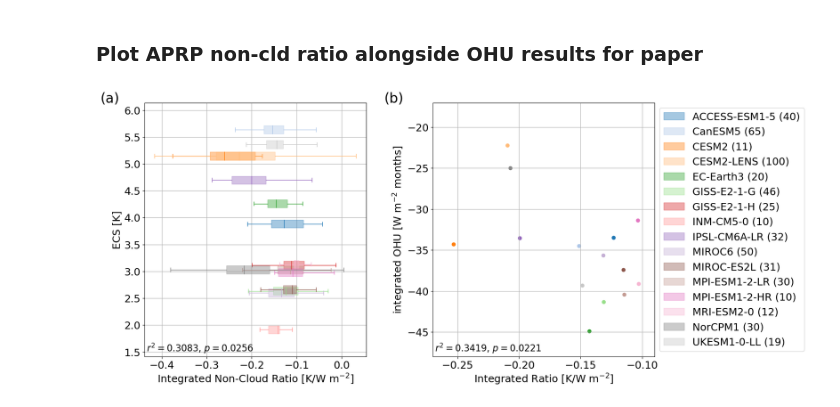
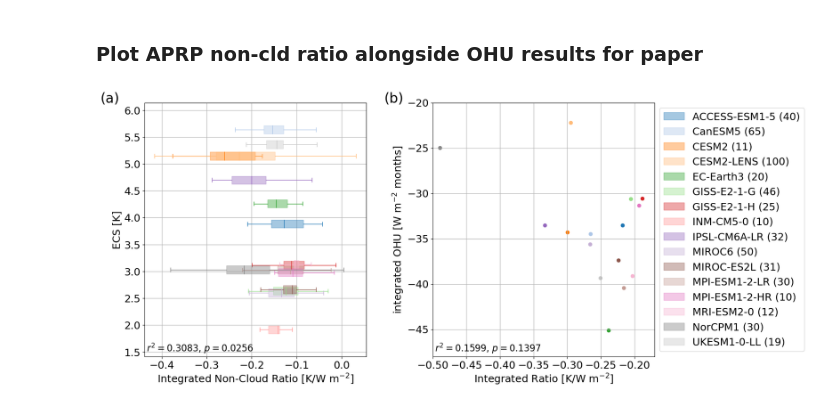
Before and after one commit to andrewpauling/paulingGRL2022, a Jupyter notebook: notebooks/aprp_ohu.ipynb, the cells around one changed output. Drawn from its saved outputs; the diff is of its cells as text; code cells hidden in the pictures.

Commit message:
tidy up APRP notebook

```diff
--- a/notebooks/aprp_ohu.ipynb
+++ b/notebooks/aprp_ohu.ipynb
@@ -327,0 +275,26 @@ p = 0.022053941202943007
+# %%
+ohu_arr = []
+ratio_arr = []
+
+for name in models2:
+    print(name)
+    ratio = int_dict_ohu[name]["temp"]/int_dict_ohu[name]["sw"]
+    odata = anom_dict_ohu[name].sum("time")
+
+    if name[:4] == "GISS":
+        odata = odata.sel(ensmem=ratio.ensmem)
+
+    ratio = ratio.mean("ensmem").data
+    odata = odata.mean("ensmem").data
+
+    ohu_arr.append(odata)
+    ratio_arr.append(ratio)
+
+ohu_arr = np.array(ohu_arr)
+ratio_arr = -np.array(ratio_arr)
+
+slope_o, intcpt_o, r_o, p_o, std_err_o = linregress(ratio_arr, ohu_arr)
+
+print("Correlation of Ratio vs OHU")
+print(f"\nr^2 = {r_o**2:5.3f}")
+print(f"\np = {p_o}")
@@ -351,22 +345,21 @@ for n, name in enumerate(models):
     labels.append(f"{name} ({ens})")
 
     da = anom_dict_ohu[name]
-    if name == "EC-Earth3":
-        da = da.sel(ensmem=temp_dict[name].ensmem)
+    ratio_ohu = int_dict_ohu[name]["temp"]/int_dict_ohu[name]["sw"]
     odata = da.sum("time")
 
     if name[:4] == "GISS":
-        ratio = ratio.sel(ensmem=odata.ensmem.data)
+        odata = odata.sel(ensmem=ratio_ohu.ensmem.data)
 
     ens = len(odata)
 
     odata = odata.mean("ensmem")
-    ratio = ratio.mean("ensmem")
+    ratio_ohu = ratio_ohu.mean("ensmem")
 
-    ax2.scatter(ratio, odata, color=colors[n],
+    ax2.scatter(ratio_ohu, odata, color=colors[n],
                 label=f"{name} ({ens})")
 
-ax1.annotate(f"$r^2=${r**2:5.4f}, $p=${p:5.4f}",
+ax1.annotate(f"$r^2=${corr_noncld**2:5.4f}, $p=${p_noncld:5.4f}",
              xy=(0.01, 0.02),
              xycoords="axes fraction",
              fontsize=16)
@@ -377,35 +370,34 @@ ax2.annotate(f"$r^2=${r_o**2:5.4f}, $p=${p_o:5.4f}",
              fontsize=16)
 
 ax1.set_yticks(np.arange(1.5, 6.01, 0.5))
 ax1.set_yticklabels(np.arange(1.5, 6.01, 0.5))
 ax1.grid()
 ax2.grid()
 
-ax2.set_ylim(-48, -17)
-ax2.set_xlim(-0.27, -0.09)
+ax2.set_ylim(-48, -20)
+ax2.set_xlim(-0.5, -0.17)
 
 handles = [element["boxes"][0] for element in elements]
 namelist = [labels[idx] for idx,_ in enumerate(models)]
 
 ax2.legend(handles,
            namelist,
            loc='center left',
            bbox_to_anchor=(1, 0.5))
 
 ax1.set_ylabel("ECS [K]")
 
 fig.subplots_adjust(wspace=0.3)
 
 ax1.annotate("(a)", xy=(-0.2, 1), xycoords="axes fraction", fontsize=24)
 ax2.annotate("(b)", xy=(-0.22, 1), xycoords="axes fraction", fontsize=24)
 
 ax2.set_ylabel("integrated OHU [W m$^{-2}$ months]")
 ax2.set_xlabel("Integrated Ratio [K/W m$^{-2}$]")
 ax1.set_xlabel("Integrated Non-Cloud Ratio [K/W m$^{-2}$]")
 
-ax2.set_xticks(np.arange(-0.25, -0.099, 0.05))
 
-fig.savefig("../figures/aprp_noncld_ratio_with_OHU_ensmean_no2lyr.png",
+fig.savefig("../figures/aprp_noncld_ratio_with_OHU_ensmean.png",
             bbox_inches="tight", dpi=150)
 # %% [output]
-[figure, old version]
+[figure, new version]
```
Also changed, not shown: parts of 7 cells of this notebook, 5 other files.
